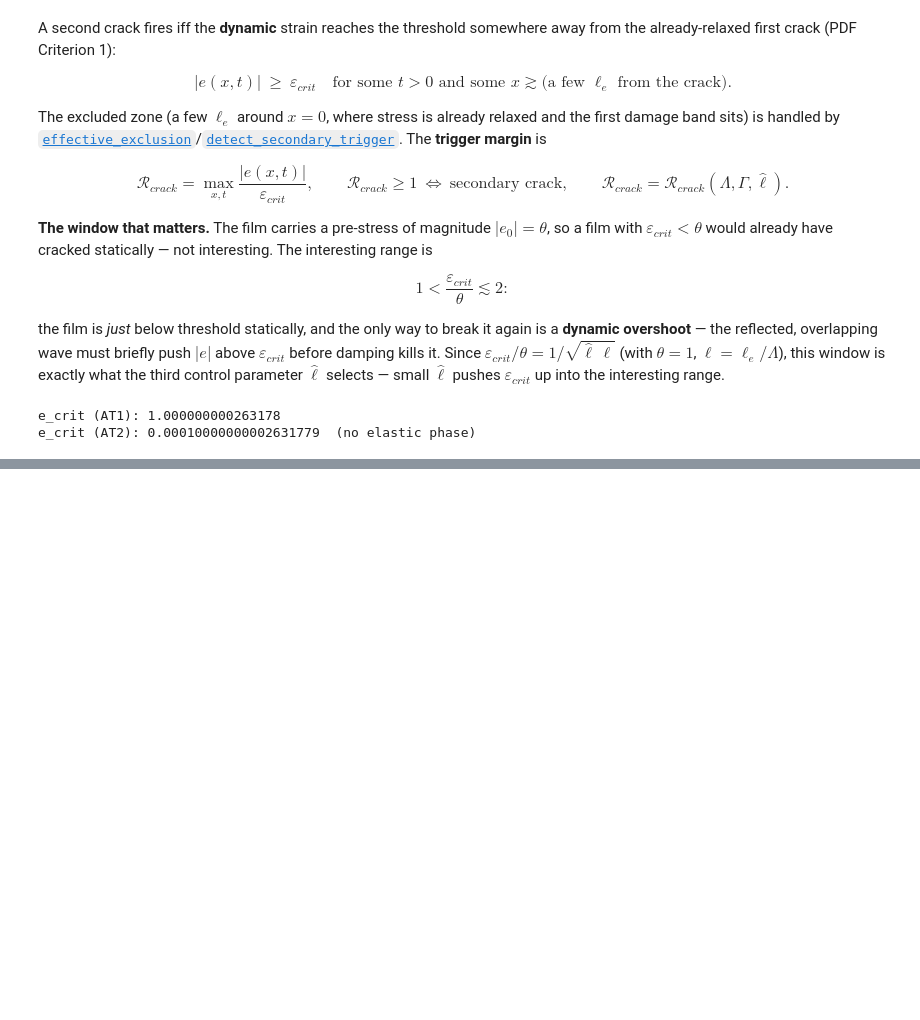
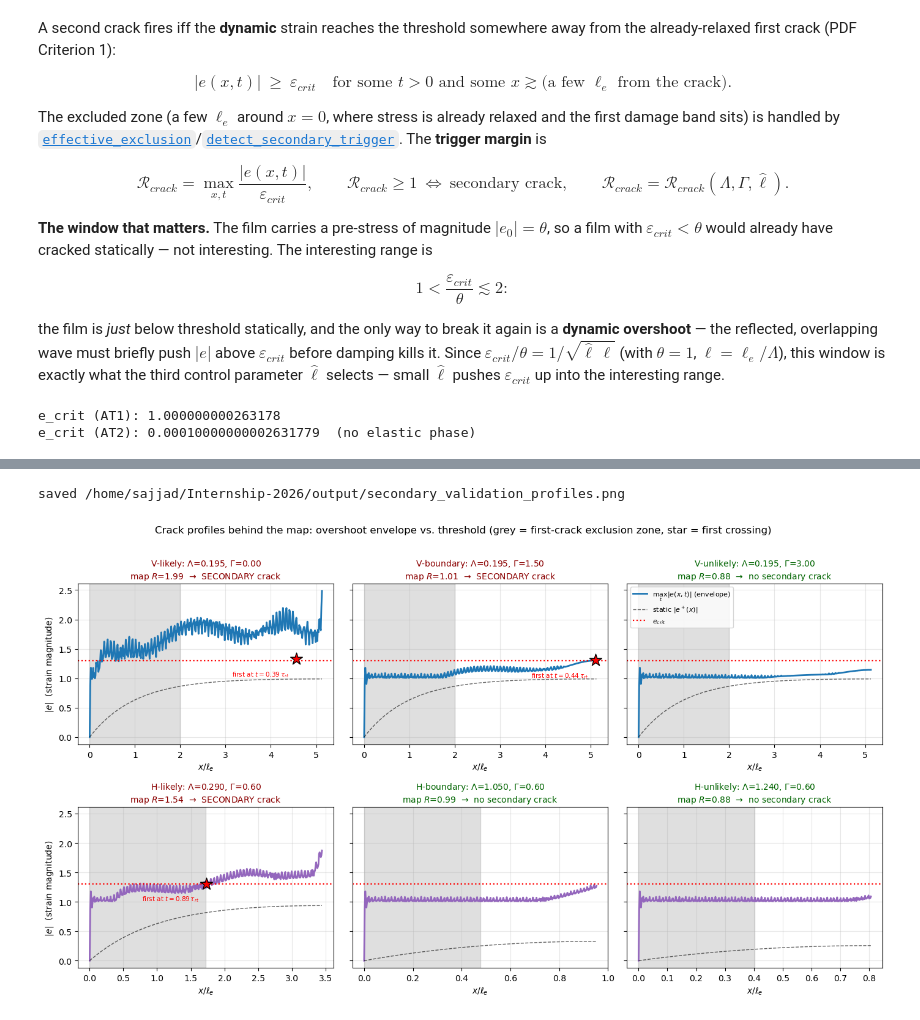
Before and after one commit to SBazrafshan0/Internship-2026, a Jupyter notebook: problems/secondary_theory.ipynb, the cells around one changed output, grey strips where cells are left out. Saved outputs shown, nothing was run; the diff lists cells and outputs as text; code cells hidden in the pictures; blank space fills up the shorter version.

```diff
--- a/problems/secondary_theory.ipynb
+++ b/problems/secondary_theory.ipynb
@@ -457,0 +601,62 @@ sweep = sc.trigger_map(Lambda_bars=np.linspace(0.1, 2.0, 12),
+# %%
+# ---------------------------------------------------------------------------
+# 8b. Crack profiles at the six points: the overshoot envelope max_t |e(x,t)|
+#     with the threshold e_crit. A secondary crack forms wherever the envelope
+#     rises above e_crit OUTSIDE the grey exclusion zone (the first crack).
+#     Top row  = vertical triple (fixed Lambda, increasing damping).
+#     Bottom row = horizontal triple (fixed Gamma, increasing Lambda).
+#
+#     NOTE on the star: it marks the FIRST space-time crossing of e_crit
+#     (from `detect_secondary_trigger`), so its height is |e| at that first
+#     instant -- essentially e_crit itself. The blue curve is the maximum over
+#     ALL time, so it is normally HIGHER than the star. Envelope = "the worst
+#     it ever gets"; star = "where and when it first breaks".
+# ---------------------------------------------------------------------------
+def full_run(Lam, Gam):
+    return sc.run_problem({"Lambda_bar": float(Lam), "Gamma": float(Gam),
+                           "e_crit": e_crit_val}, plot=False, verbose=False)
+
+fig, axes = plt.subplots(2, 3, figsize=(14, 8), sharey=True)
+for row_i, (pts, tag, color) in enumerate(
+        [(pts_vert, "V", "tab:blue"), (pts_horiz, "H", "tab:purple")]):
+    for col_i, (L, G, r, k) in enumerate(pts):
+        ax = axes[row_i, col_i]
+        res = full_run(L, G)
+        x, ell_e_ = res["x"], res["parameters"]["ell_e"]
+        env = np.abs(res["e_xt"]).max(axis=1)          # max_t |e(x,t)|  (crack profile)
+        xh = x / ell_e_
+        ax.plot(xh, env, color=color, lw=2, label=r"$\max_t|e(x,t)|$ (envelope)")
+        ax.plot(xh, np.abs(res["e_plus"]), "k--", lw=1, alpha=0.6,
+                label=r"static $|e^+(x)|$")
+        ax.axhline(e_crit_val, color="red", ls=":", lw=1.6, label=r"$e_{crit}$")
+        ax.axvspan(0, res["x_excl"] / ell_e_, color="grey", alpha=0.25)  # excluded (1st crack)
+        trig = res["trigger"]
+        if trig:                                        # first crossing = 2nd-crack birth
+            ax.scatter([trig["x"] / ell_e_], [trig["e"]], marker="*", s=220,
+                       color="red", edgecolor="k", zorder=6,
+                       label=r"first crossing of $e_{crit}$ (in TIME)")
+            # the star is a TIME marker, so print the time next to it -- otherwise
+            # readers expect it at the left-most crossing of the envelope.
+            ax.annotate(rf"first at $t={trig['t'] / res['tau_rt']:.2f}\,\tau_{{rt}}$",
+                        (trig["x"] / ell_e_, trig["e"]), textcoords="offset points",
+                        xytext=(-8, -20), fontsize=7.5, color="red", ha="right")
+        verdict = "SECONDARY crack" if trig else "no secondary crack"
+        ax.set_title(f"{tag}-{k}: $\\Lambda$={L:.3f}, $\\Gamma$={G:.2f}\n"
+                     f"map $R$={r:.2f}  →  {verdict}",
+                     fontsize=10, color=("darkred" if trig else "darkgreen"))
+        ax.set_xlabel(r"$x/\ell_e$"); ax.grid(alpha=0.3)
+        if col_i == 0:
+            ax.set_ylabel(r"$|e|$  (strain magnitude)")
+        if row_i == 0 and col_i == 2:
+            ax.legend(fontsize=8, loc="upper left")
+fig.suptitle("Crack profiles behind the map: overshoot envelope vs. threshold "
+             "(grey = first-crack exclusion zone, star = first crossing)",
+             fontsize=12)
+fig.tight_layout(rect=[0, 0, 1, 0.97])
+for ext in ("png", "pdf"):
+    fig.savefig(OUT / f"secondary_validation_profiles.{ext}", dpi=150, bbox_inches="tight")
+print("saved", OUT / "secondary_validation_profiles.png")
+plt.show()
+# %% [output]
+saved /home/sajjad/Internship-2026/output/secondary_validation_profiles.png
+[figure, added]
```
Also changed, not shown: parts of 23 cells of this notebook, 22 other files.
